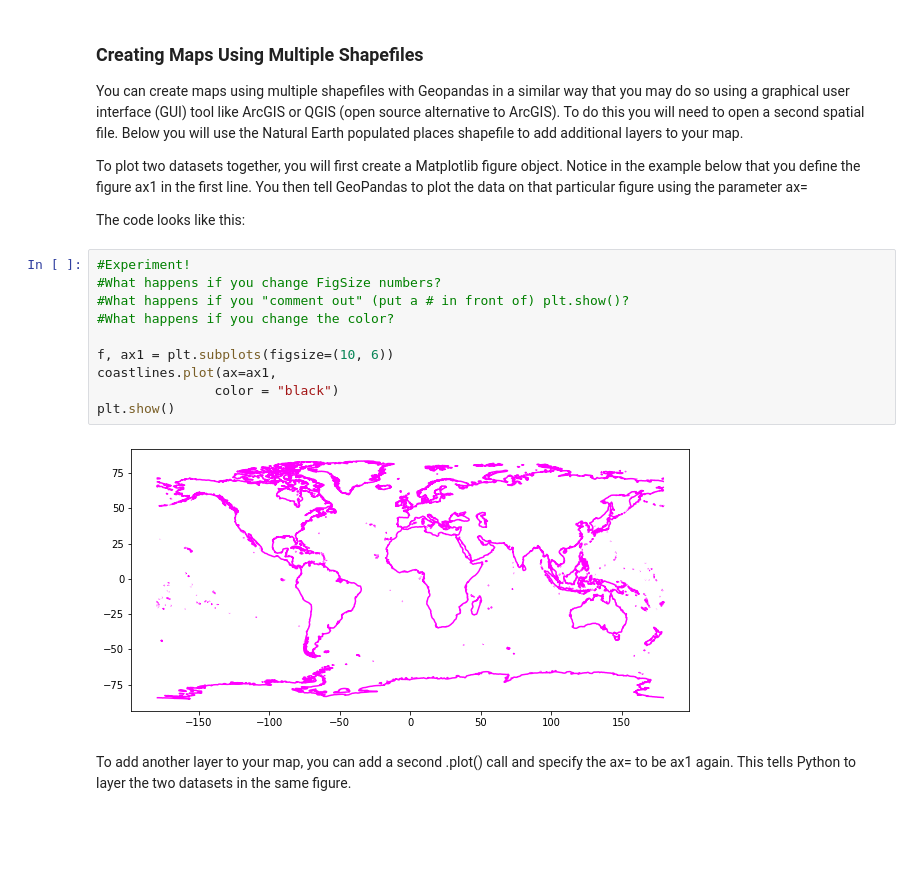
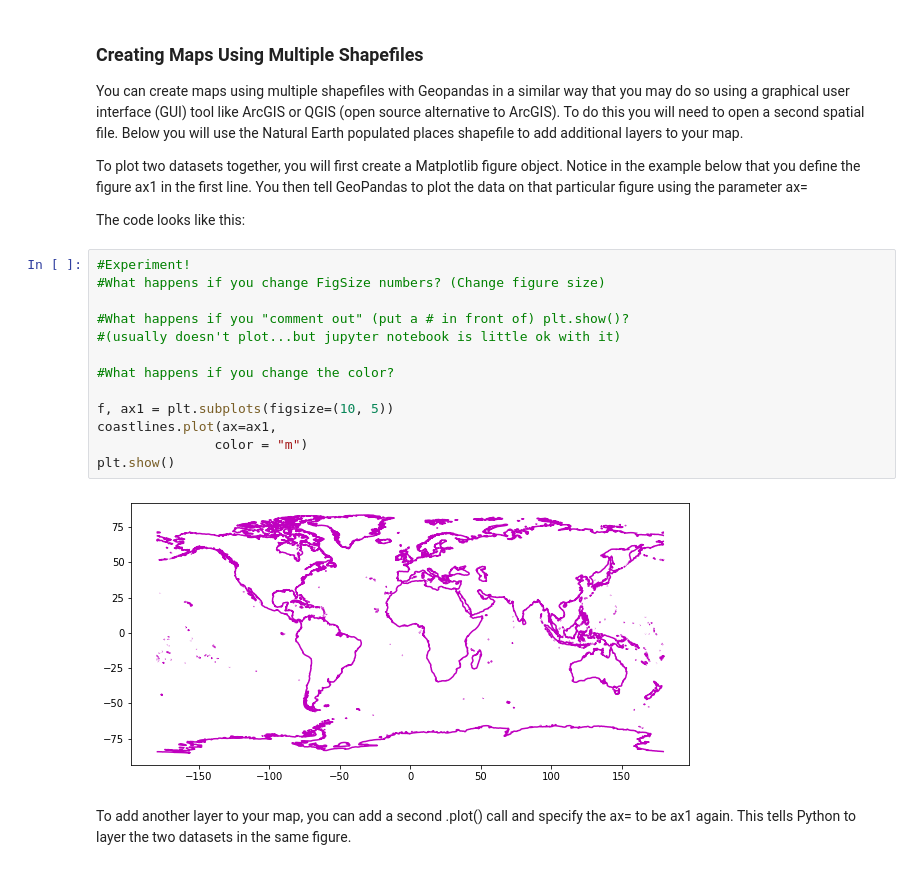
Before and after one commit to heyjoekim/EnvDatSci22, a Jupyter notebook: CodeSprints/VectorData101.ipynb, the cells around one changed output. Cells and saved outputs as stored; diff of their text form; blank space fills up the shorter version.

```diff
--- a/CodeSprints/VectorData101.ipynb
+++ b/CodeSprints/VectorData101.ipynb
@@ -340,16 +348,19 @@ To plot two datasets together, you will first create a Matplotlib figure object.
 The code looks like this:
 # %%
 #Experiment!
-#What happens if you change FigSize numbers?
+#What happens if you change FigSize numbers? (Change figure size)
+
 #What happens if you "comment out" (put a # in front of) plt.show()?
+#(usually doesn't plot...but jupyter notebook is little ok with it)
+
 #What happens if you change the color?
 
-f, ax1 = plt.subplots(figsize=(10, 6))
+f, ax1 = plt.subplots(figsize=(10, 5))
 coastlines.plot(ax=ax1,
-               color = "black")
+               color = "m")
 plt.show()
 # %% [output]
-[figure, old version]
+[figure, new version]
 # %% [markdown]
 To add another layer to your map, you can add a second .plot() call and specify the ax= to be ax1 again. This tells Python to layer the two datasets in the same figure.
 # %%
```
Also changed, not shown: parts of 22 cells of this notebook.
